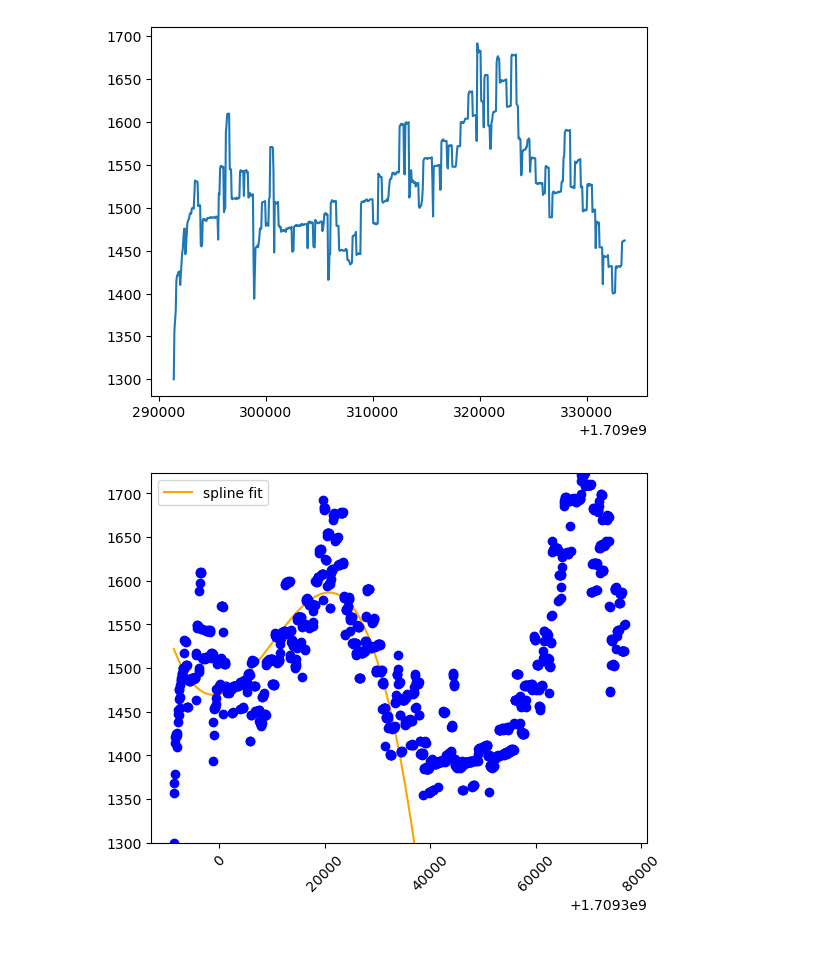
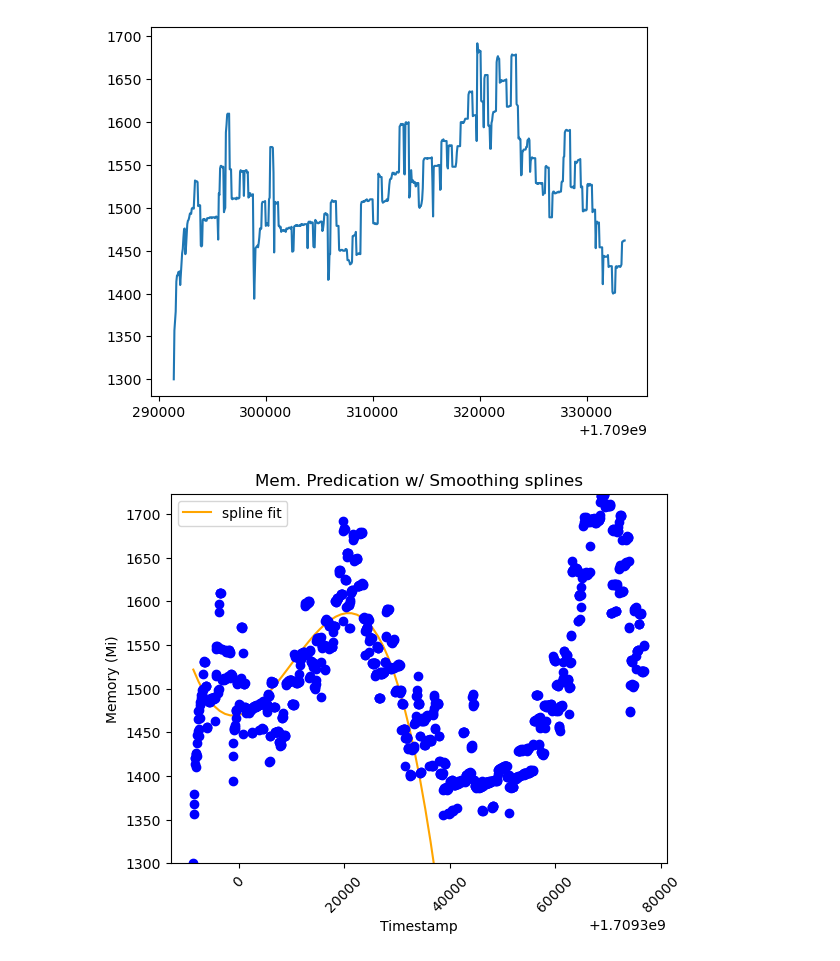
Before and after one commit to BU-Spark/ds-redhat-predictive-kubernetes, a Jupyter notebook: sp24-team-a/weekly/week4/Fit.ipynb, the cells around one changed output. Drawn from its saved outputs; the diff is of its cells as text; code cells hidden in the pictures.

Commit message:
updated plots

```diff
--- a/sp24-team-a/weekly/week4/Fit.ipynb
+++ b/sp24-team-a/weekly/week4/Fit.ipynb
@@ -69,23 +69,26 @@ plt.plot(X_train, Y_train)
 # %%
 import sklearn
 from scipy.interpolate import splrep, BSpline
 #fit smoothing spline
 tck_s = splrep(X_train, Y_train, s=(1000 * len(X)))
 
 xnew = np.arange(np.min(X), np.max(X), 1000)
 #plt.plot(X, Y, '-.', label='data')
 #plt.plot(xnew, BSpline(*tck)(xnew), '-', label='s=0')
 plt.plot(xnew, BSpline(*tck_s)(xnew), '-', label='spline fit', c= 'orange')
 
 plt.plot(X, Y, 'o', c="b")
 
 ymin = min(node_stats['Memory'])
 ymax = max(node_stats['Memory'])
 plt.ylim(ymin, ymax)
 plt.xticks(rotation=45)
 
+plt.title('Mem. Predication w/ Smoothing splines')
+plt.xlabel('Timestamp')
+plt.ylabel('Memory (Mi)')
 
 plt.legend()
 plt.show()
 # %% [output]
-[figure, old version]
+[figure, new version]
```
Also changed, not shown: parts of 4 cells of this notebook.
